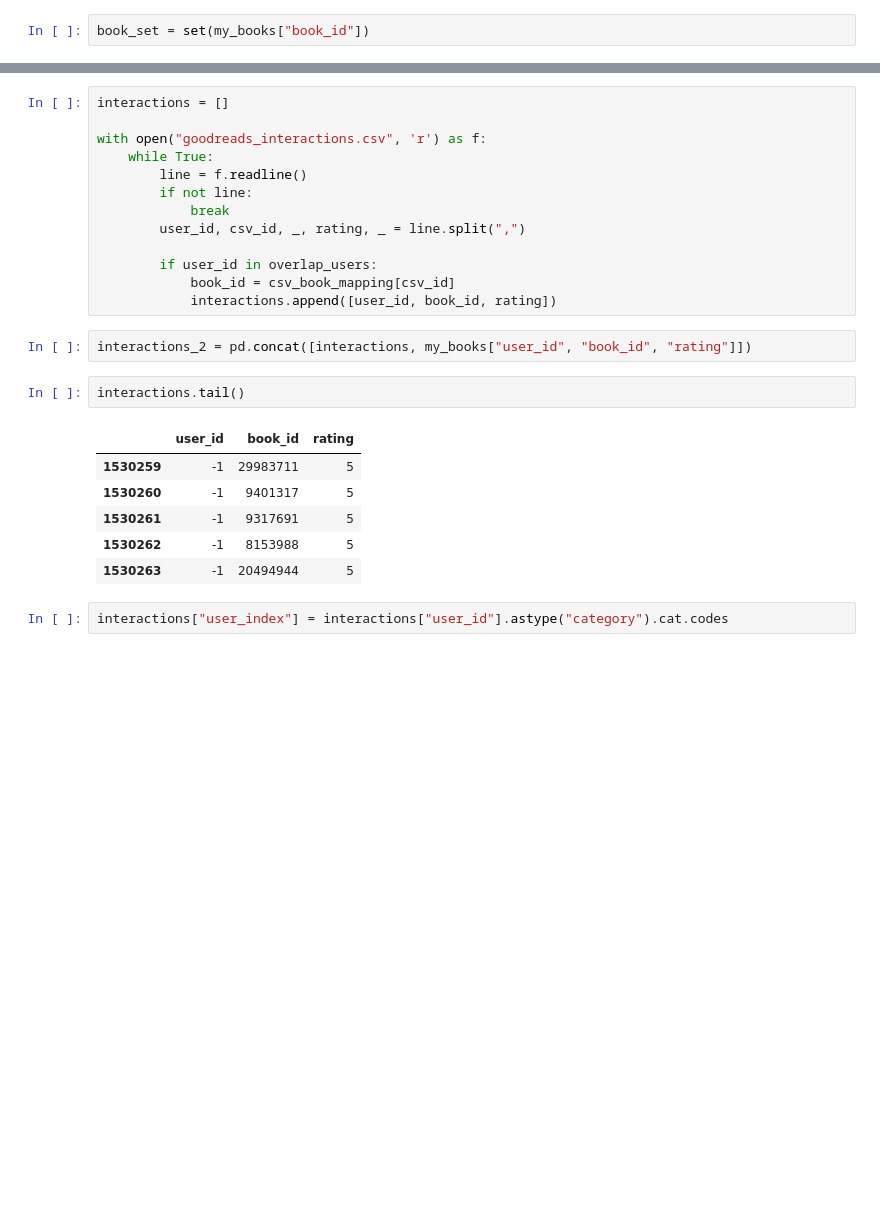
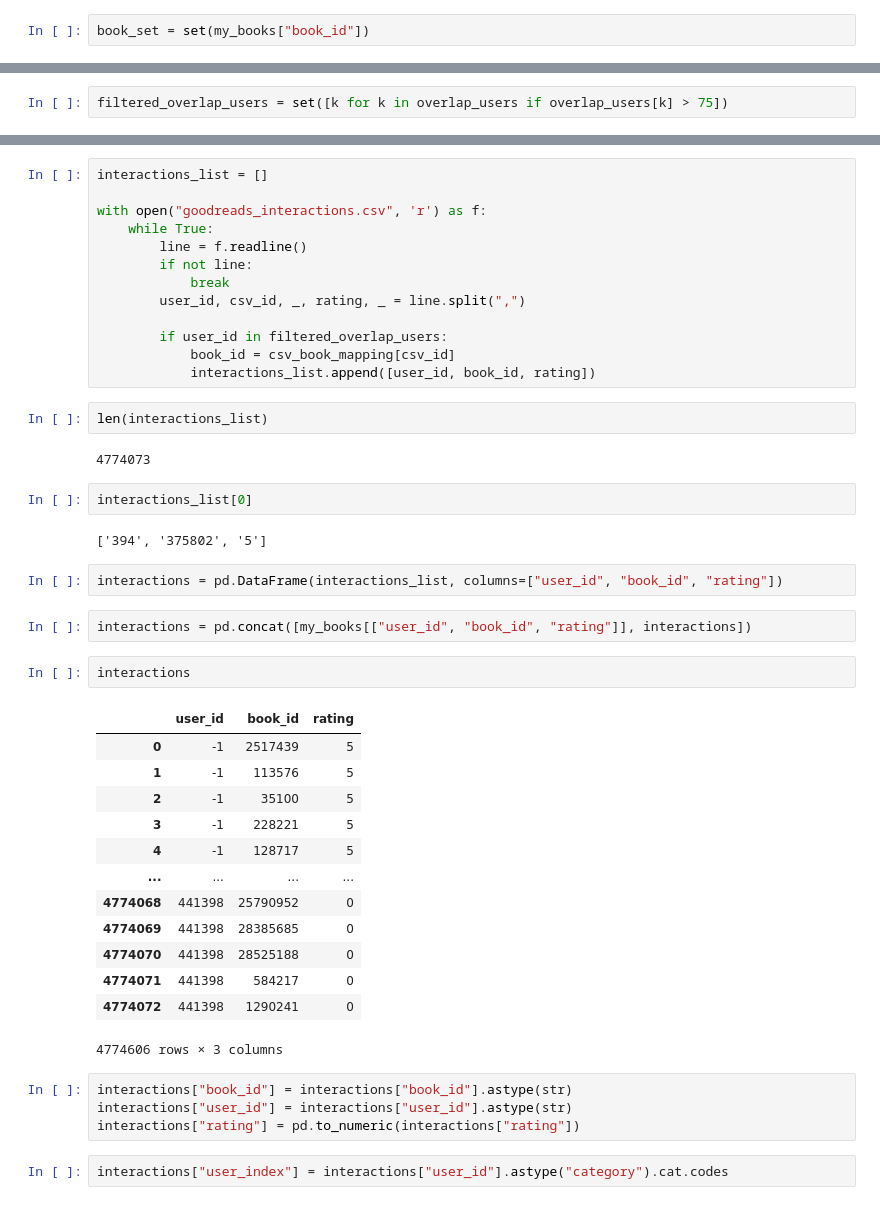
Before and after one commit to dataquestio/project-walkthroughs, a Jupyter notebook: books/collaborative_filtering.ipynb, the cells around one changed output, grey strips where cells are left out. Drawn from its saved outputs; the diff is of its cells as text; blank space fills up the shorter version.

```diff
--- a/books/collaborative_filtering.ipynb
+++ b/books/collaborative_filtering.ipynb
@@ -39,0 +55,2 @@ len(overlap_users)
+# %%
+filtered_overlap_users = set([k for k in overlap_users if overlap_users[k] > 75])
@@ -40,5 +61,5 @@ len(overlap_users)
 # %%
-interactions = []
+interactions_list = []
 
 with open("goodreads_interactions.csv", 'r') as f:
     while True:
@@ -47,20 +68,41 @@ with open("goodreads_interactions.csv", 'r') as f:
             break
         user_id, csv_id, _, rating, _ = line.split(",")
 
-        if user_id in overlap_users:
+        if user_id in filtered_overlap_users:
             book_id = csv_book_mapping[csv_id]
-            interactions.append([user_id, book_id, rating])
+            interactions_list.append([user_id, book_id, rating])
+# %%
+len(interactions_list)
+# %% [output]
+4774073
+# %%
+interactions_list[0]
+# %% [output]
+['394', '375802', '5']
+# %%
+interactions = pd.DataFrame(interactions_list, columns=["user_id", "book_id", "rating"])
 # %%
-interactions_2 = pd.concat([interactions, my_books["user_id", "book_id", "rating"]])
+interactions = pd.concat([my_books[["user_id", "book_id", "rating"]], interactions])
 # %%
-interactions.tail()
+interactions
 # %% [output]
 |  | user_id | book_id | rating |
-| 1530259 | -1 | 29983711 | 5 |
-| 1530260 | -1 | 9401317 | 5 |
-| 1530261 | -1 | 9317691 | 5 |
-| 1530262 | -1 | 8153988 | 5 |
-| 1530263 | -1 | 20494944 | 5 |
+| 0 | -1 | 2517439 | 5 |
+| 1 | -1 | 113576 | 5 |
+| 2 | -1 | 35100 | 5 |
+| 3 | -1 | 228221 | 5 |
+| 4 | -1 | 128717 | 5 |
+| ... | ... | ... | ... |
+| 4774068 | 441398 | 25790952 | 0 |
+| 4774069 | 441398 | 28385685 | 0 |
+| 4774070 | 441398 | 28525188 | 0 |
+| 4774071 | 441398 | 584217 | 0 |
+| 4774072 | 441398 | 1290241 | 0 |
+4774606 rows × 3 columns
+# %%
+interactions["book_id"] = interactions["book_id"].astype(str)
+interactions["user_id"] = interactions["user_id"].astype(str)
+interactions["rating"] = pd.to_numeric(interactions["rating"])
 # %%
 interactions["user_index"] = interactions["user_id"].astype("category").cat.codes
 # %%
```
Also changed, not shown: parts of 22 cells of this notebook, 4 other files.
